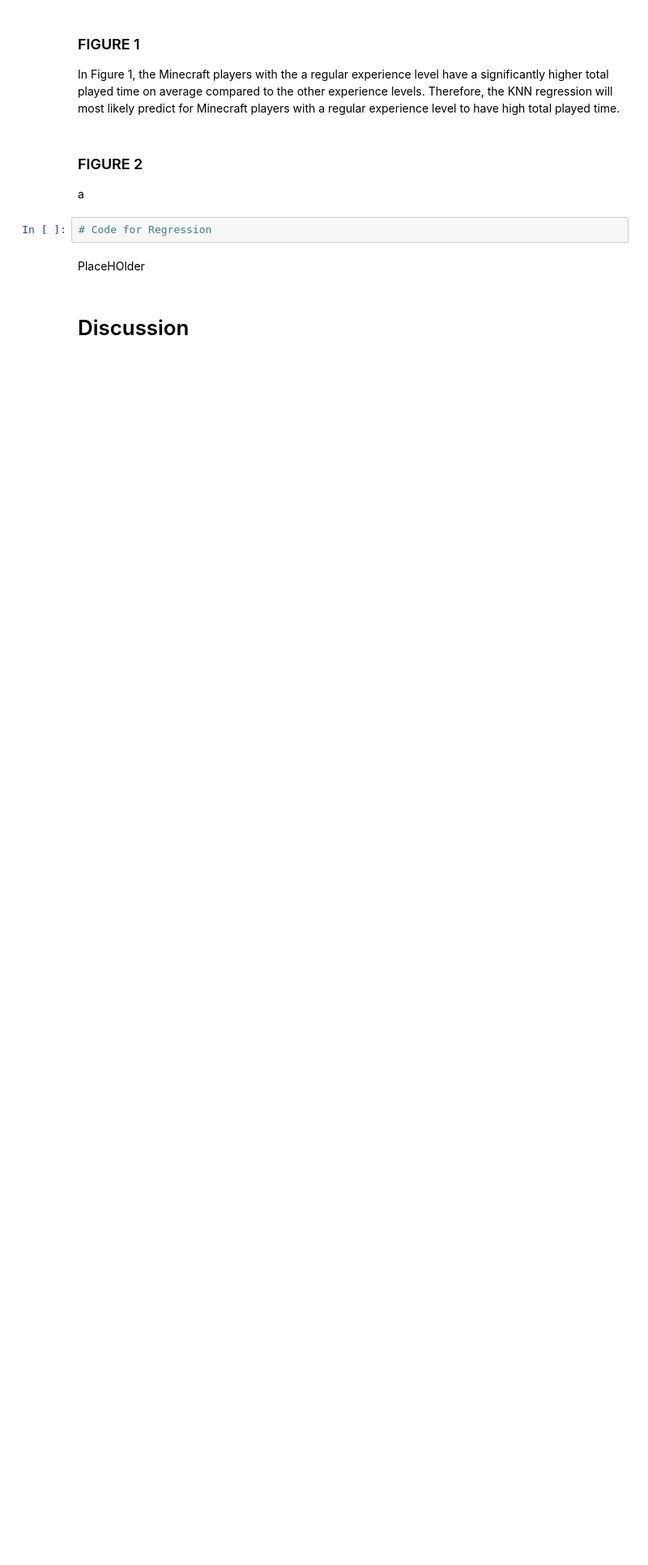
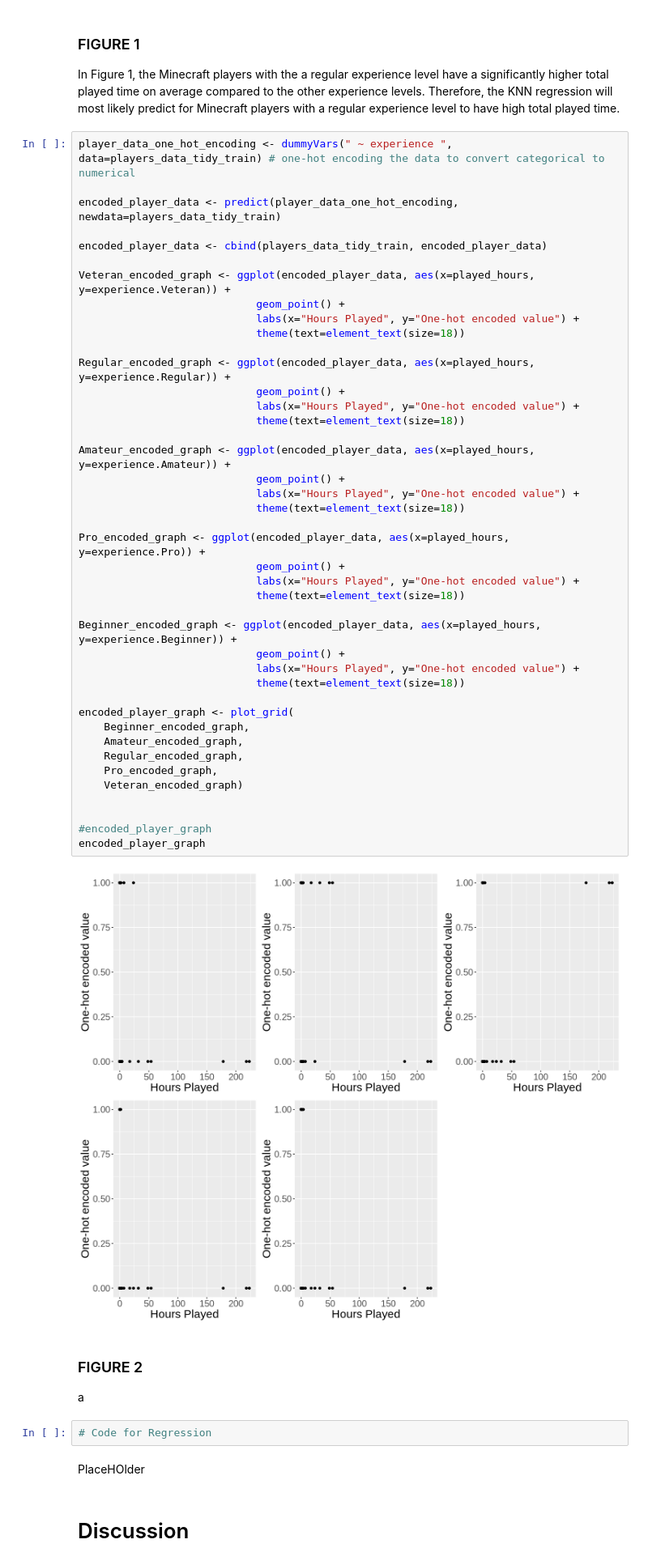
Before and after one commit to alexxu06/DSCI-Project, a Jupyter notebook: FinalVersion.ipynb, the cells around one changed output. Shown at 81% size. Saved outputs shown, nothing was run; the diff lists cells and outputs as text; blank space fills up the shorter version.

```diff
--- a/FinalVersion.ipynb
+++ b/FinalVersion.ipynb
@@ -172,6 +136,50 @@ A data.frame: 146 × 8
 # %% [markdown]
 <h3>FIGURE 1</h3>
 <p>In Figure 1, the Minecraft players with the a regular experience level have a significantly higher total played time on average compared to the other experience levels. Therefore, the KNN regression will most likely predict for Minecraft players with a regular experience level to have high total played time.</p>
+# %%
+player_data_one_hot_encoding <- dummyVars(" ~ experience ", data=players_data_tidy_train) # one-hot encoding the data to convert categorical to numerical
+
+encoded_player_data <- predict(player_data_one_hot_encoding, newdata=players_data_tidy_train)
+
+encoded_player_data <- cbind(players_data_tidy_train, encoded_player_data)
+
+Veteran_encoded_graph <- ggplot(encoded_player_data, aes(x=played_hours, y=experience.Veteran)) +
+                            geom_point() +
+                            labs(x="Hours Played", y="One-hot encoded value") +
+                            theme(text=element_text(size=18))
+
+Regular_encoded_graph <- ggplot(encoded_player_data, aes(x=played_hours, y=experience.Regular)) +
+                            geom_point() +
+                            labs(x="Hours Played", y="One-hot encoded value") +
+                            theme(text=element_text(size=18))
+
+Amateur_encoded_graph <- ggplot(encoded_player_data, aes(x=played_hours, y=experience.Amateur)) +
+                            geom_point() +
+                            labs(x="Hours Played", y="One-hot encoded value") +
+                            theme(text=element_text(size=18))
+
+Pro_encoded_graph <- ggplot(encoded_player_data, aes(x=played_hours, y=experience.Pro)) +
+                            geom_point() +
+                            labs(x="Hours Played", y="One-hot encoded value") +
+                            theme(text=element_text(size=18))
+
+Beginner_encoded_graph <- ggplot(encoded_player_data, aes(x=played_hours, y=experience.Beginner)) +
+                            geom_point() +
+                            labs(x="Hours Played", y="One-hot encoded value") +
+                            theme(text=element_text(size=18))
+
+encoded_player_graph <- plot_grid(
+    Beginner_encoded_graph,
+    Amateur_encoded_graph,
+    Regular_encoded_graph,
+    Pro_encoded_graph,
+    Veteran_encoded_graph)
+
+
+#encoded_player_graph
+encoded_player_graph
+# %% [output]
+[figure, added]
 # %% [markdown]
 <h3>FIGURE 2</h3>
 <p>a</p>
```
Also changed, not shown: parts of 2 cells of this notebook.
